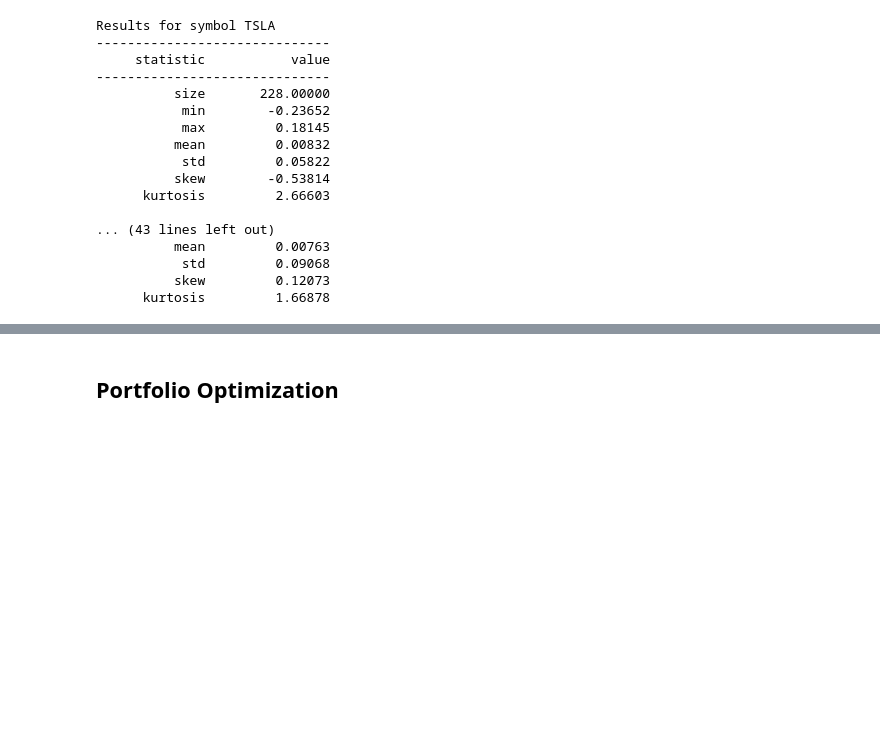
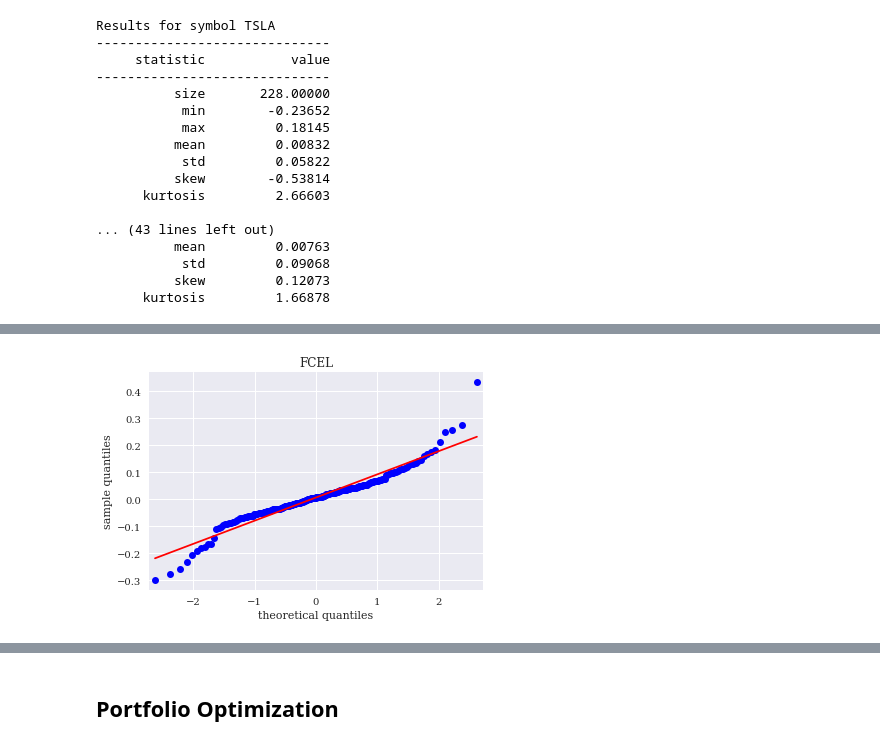
Before and after one commit to incoghardo/py4fi2nd, a Jupyter notebook: code/ch13/Portfolio Analysis w Efficiency Frontier .ipynb, the cells around one changed output, grey strips where cells are left out. Drawn from its saved outputs; the diff is of its cells as text; code cells hidden in the pictures; blank space fills up the shorter version.

```diff
--- a/code/ch13/Portfolio Analysis w Efficiency Frontier .ipynb
+++ b/code/ch13/Portfolio Analysis w Efficiency Frontier .ipynb
@@ -87,8 +87,10 @@ KeyError: 'SPY'
 # %%
-sm.qqplot(log_returns['SPY'].dropna(), line='s')
-plt.title('SPY')
+sm.qqplot(log_returns['FCEL'].dropna(), line='s')
+plt.title('FCEL')
 plt.xlabel('theoretical quantiles')
 plt.ylabel('sample quantiles');
+# %% [output]
+[figure, added]
 # %%
 for sym in symbols:
     print('\nResults for symbol {}'.format(sym))
```
Also changed, not shown: parts of 29 cells of this notebook.
